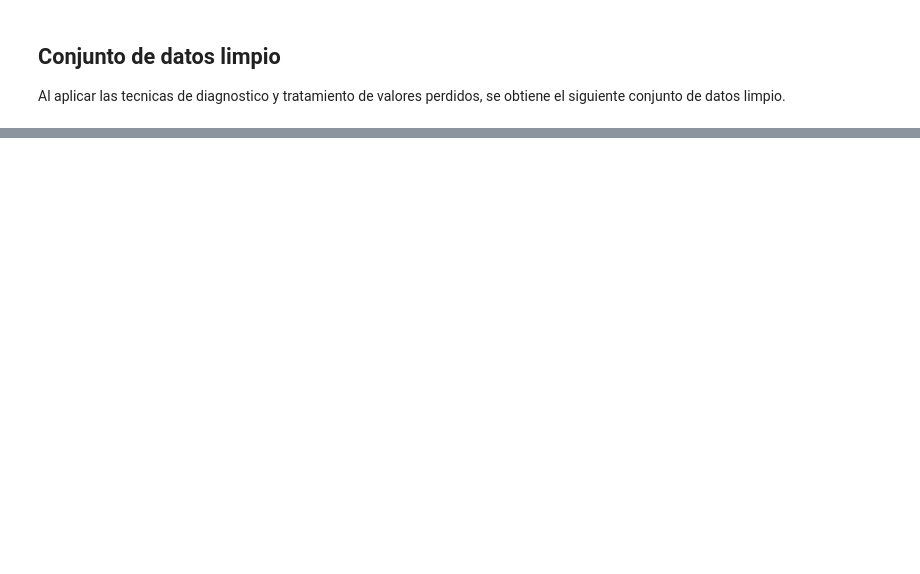
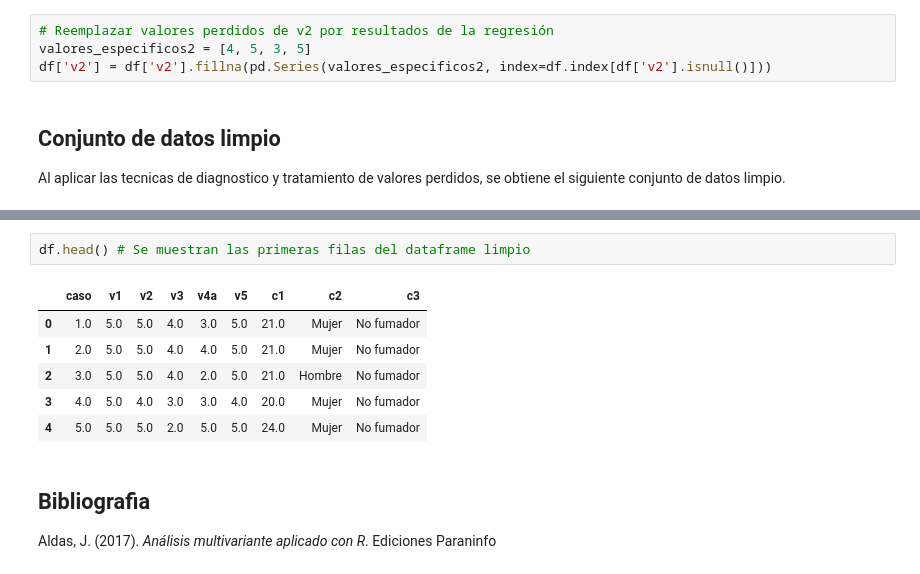
Before and after one commit to 91frandiaz/Sesiones-Analisis-de-Datos-con-Python, a Jupyter notebook: ValoresPerdidos.ipynb, the cells around one changed output, grey strips where cells are left out. Saved outputs shown, nothing was run; the diff lists cells and outputs as text; blank space fills up the shorter version.

```diff
--- a/ValoresPerdidos.ipynb
+++ b/ValoresPerdidos.ipynb
@@ -179,3 +248,7 @@ df['v4a'].fillna(pd.Series(valores_especificos), inplace=True)
+# %%
+# Reemplazar valores perdidos de v2 por resultados de la regresión
+valores_especificos2 = [4, 5, 3, 5]
+df['v2'] = df['v2'].fillna(pd.Series(valores_especificos2, index=df.index[df['v2'].isnull()]))
 # %% [markdown]
 ## Conjunto de datos limpio
 Al aplicar las tecnicas de diagnostico y tratamiento de valores perdidos, se obtiene el siguiente conjunto de datos limpio.
@@ -219,0 +277,13 @@ memory usage: 2.1 KB
+# %%
+df.head() # Se muestran las primeras filas del dataframe limpio
+# %% [output]
+|  | caso | v1 | v2 | v3 | v4a | v5 | c1 | c2 | c3 |
+| 0 | 1.0 | 5.0 | 5.0 | 4.0 | 3.0 | 5.0 | 21.0 | Mujer | No fumador |
+| 1 | 2.0 | 5.0 | 5.0 | 4.0 | 4.0 | 5.0 | 21.0 | Mujer | No fumador |
+| 2 | 3.0 | 5.0 | 5.0 | 4.0 | 2.0 | 5.0 | 21.0 | Hombre | No fumador |
+| 3 | 4.0 | 5.0 | 4.0 | 3.0 | 3.0 | 4.0 | 20.0 | Mujer | No fumador |
+| 4 | 5.0 | 5.0 | 5.0 | 2.0 | 5.0 | 5.0 | 24.0 | Mujer | No fumador |
+# %% [markdown]
+## Bibliografia
+
+Aldas, J. (2017). *Análisis multivariante aplicado con R*. Ediciones Paraninfo
```
Also changed, not shown: parts of 17 cells of this notebook.
